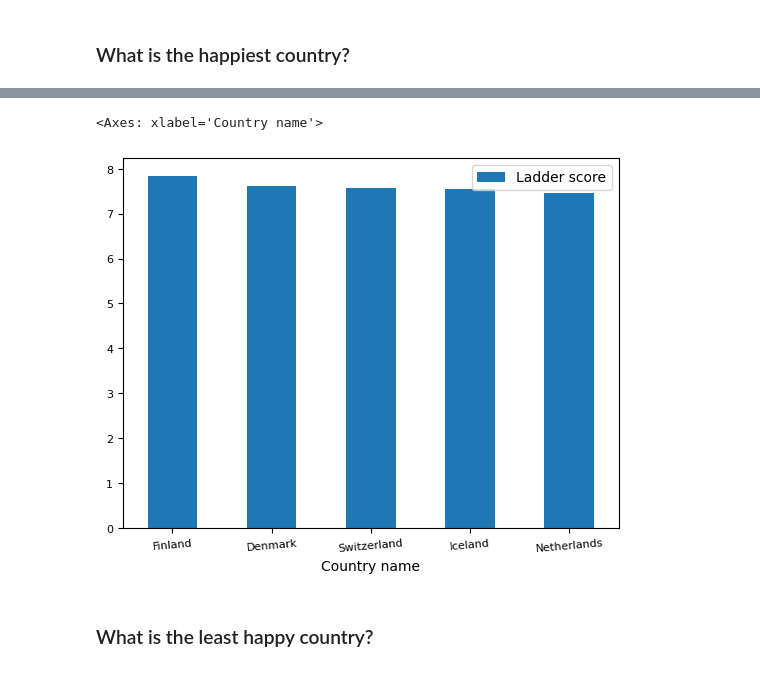
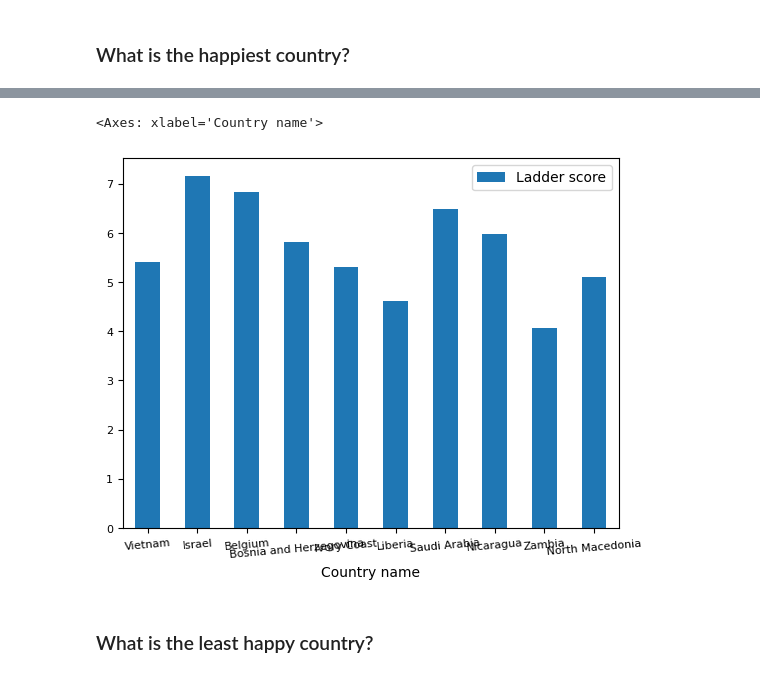
Before and after one commit to Leo-SLC/Project_1, a Jupyter notebook: HappinessResearch.ipynb, the cells around one changed output, grey strips where cells are left out. Cells and saved outputs as stored; diff of their text form; code cells hidden in the pictures.

```diff
--- a/HappinessResearch.ipynb
+++ b/HappinessResearch.ipynb
@@ -72,13 +78,13 @@ happiest_country_clean_df.sort_values('Ladder score', ascending=False).head()
 | 4 | Netherlands | Western Europe | 7.464 |
 # %%
 #Plot Happiness by Country
-happy_country_plot = happiest_country_clean_df.sort_values('Ladder score', ascending=False).head()
+happy_country_plot = happiest_country_clean_df.sort_values('Ladder score', ascending=False).sample(10)
 
 
 happy_country_plot.plot(x="Country name", y="Ladder score", kind="bar", rot=5, fontsize=8)
 # %% [output]
 <Axes: xlabel='Country name'>
-[figure, old version]
+[figure, new version]
 # %% [markdown]
 ### What is the least happy country?
 # %%
```
Also changed, not shown: parts of 3 cells of this notebook.
